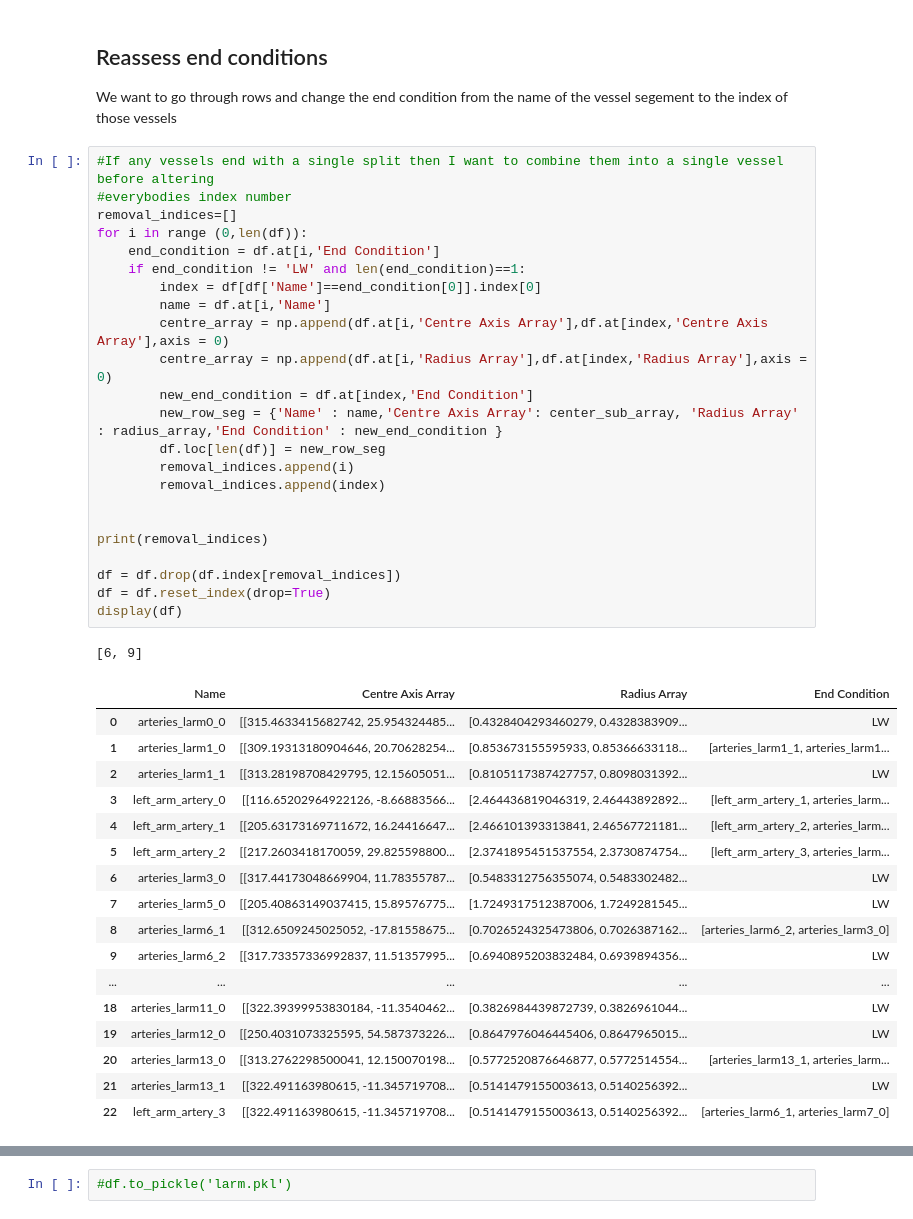
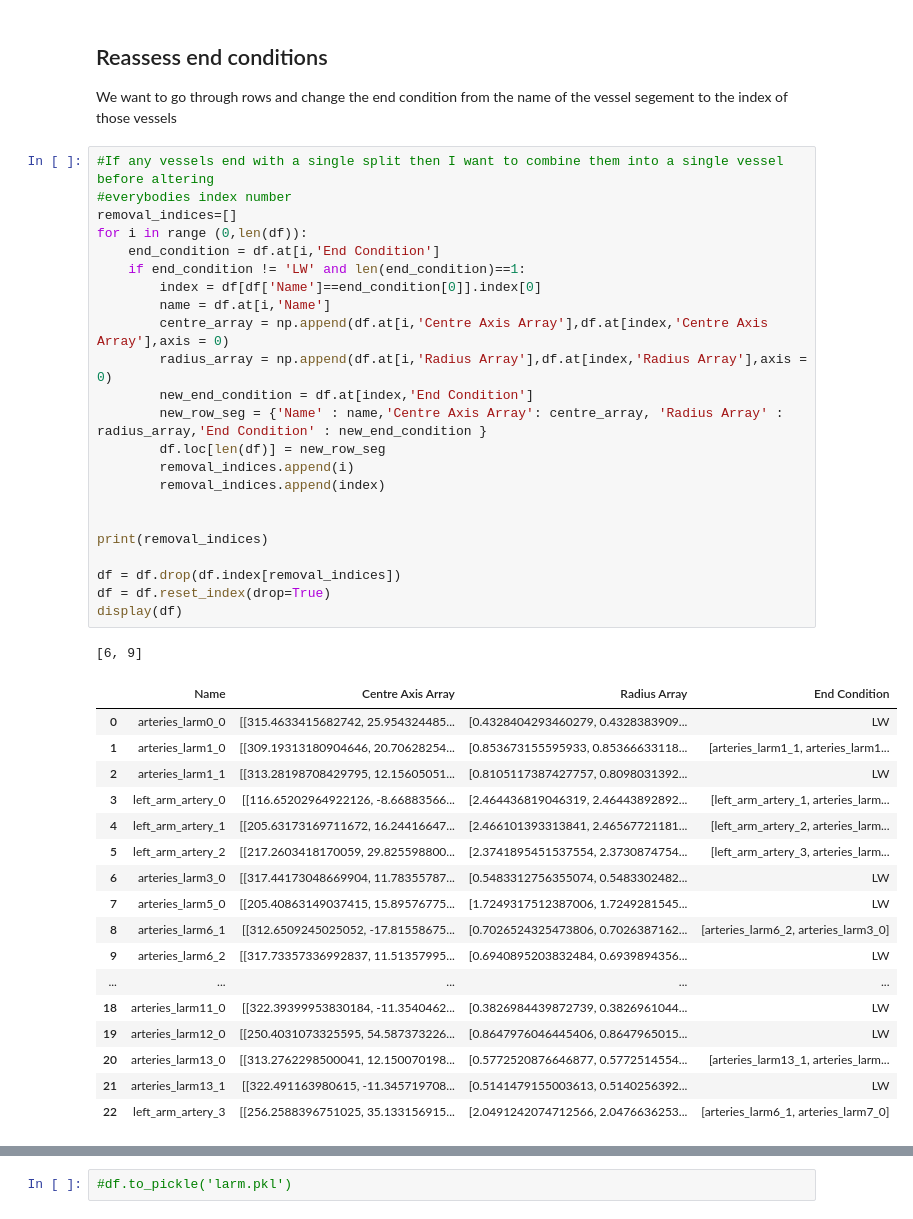
Before and after one commit to CNorthwayMedPhys/Full-Body-Flow-Model-Project, a Jupyter notebook: 08.14 DataBase Creation_Arteries Only -Copy1.ipynb, the cells around one changed output, grey strips where cells are left out. Cells and saved outputs as stored; diff of their text form.

```diff
--- a/08.14 DataBase Creation_Arteries Only -Copy1.ipynb
+++ b/08.14 DataBase Creation_Arteries Only -Copy1.ipynb
@@ -251,38 +251,38 @@ for i in range (0,len(df)):
         index = df[df['Name']==end_condition[0]].index[0]
         name = df.at[i,'Name']
         centre_array = np.append(df.at[i,'Centre Axis Array'],df.at[index,'Centre Axis Array'],axis = 0)
-        centre_array = np.append(df.at[i,'Radius Array'],df.at[index,'Radius Array'],axis = 0)
+        radius_array = np.append(df.at[i,'Radius Array'],df.at[index,'Radius Array'],axis = 0)
         new_end_condition = df.at[index,'End Condition']
-        new_row_seg = {'Name' : name,'Centre Axis Array': center_sub_array, 'Radius Array' : radius_array,'End Condition' : new_end_condition }
+        new_row_seg = {'Name' : name,'Centre Axis Array': centre_array, 'Radius Array' : radius_array,'End Condition' : new_end_condition }
         df.loc[len(df)] = new_row_seg
         removal_indices.append(i)
         removal_indices.append(index)
 
 
 print(removal_indices)
 
 df = df.drop(df.index[removal_indices])
 df = df.reset_index(drop=True)
 display(df)
 # %% [output]
 [6, 9]
 |  | Name | Centre Axis Array | Radius Array | End Condition |
 | 0 | arteries_larm0_0 | [[315.4633415682742, 25.954324485... | [0.4328404293460279, 0.4328383909... | LW |
 | 1 | arteries_larm1_0 | [[309.19313180904646, 20.70628254... | [0.853673155595933, 0.85366633118... | [arteries_larm1_1, arteries_larm1... |
 | 2 | arteries_larm1_1 | [[313.28198708429795, 12.15605051... | [0.8105117387427757, 0.8098031392... | LW |
 | 3 | left_arm_artery_0 | [[116.65202964922126, -8.66883566... | [2.464436819046319, 2.46443892892... | [left_arm_artery_1, arteries_larm... |
 | 4 | left_arm_artery_1 | [[205.63173169711672, 16.24416647... | [2.466101393313841, 2.46567721181... | [left_arm_artery_2, arteries_larm... |
 | 5 | left_arm_artery_2 | [[217.2603418170059, 29.825598800... | [2.3741895451537554, 2.3730874754... | [left_arm_artery_3, arteries_larm... |
 | 6 | arteries_larm3_0 | [[317.44173048669904, 11.78355787... | [0.5483312756355074, 0.5483302482... | LW |
 | 7 | arteries_larm5_0 | [[205.40863149037415, 15.89576775... | [1.7249317512387006, 1.7249281545... | LW |
 | 8 | arteries_larm6_1 | [[312.6509245025052, -17.81558675... | [0.7026524325473806, 0.7026387162... | [arteries_larm6_2, arteries_larm3_0] |
 | 9 | arteries_larm6_2 | [[317.73357336992837, 11.51357995... | [0.6940895203832484, 0.6939894356... | LW |
 | ... | ... | ... | ... | ... |
 | 18 | arteries_larm11_0 | [[322.39399953830184, -11.3540462... | [0.3826984439872739, 0.3826961044... | LW |
 | 19 | arteries_larm12_0 | [[250.4031073325595, 54.587373226... | [0.8647976046445406, 0.8647965015... | LW |
 | 20 | arteries_larm13_0 | [[313.2762298500041, 12.150070198... | [0.5772520876646877, 0.5772514554... | [arteries_larm13_1, arteries_larm... |
 | 21 | arteries_larm13_1 | [[322.491163980615, -11.345719708... | [0.5141479155003613, 0.5140256392... | LW |
-| 22 | left_arm_artery_3 | [[322.491163980615, -11.345719708... | [0.5141479155003613, 0.5140256392... | [arteries_larm6_1, arteries_larm7_0] |
+| 22 | left_arm_artery_3 | [[256.2588396751025, 35.133156915... | [2.0491242074712566, 2.0476636253... | [arteries_larm6_1, arteries_larm7_0] |
 # %%
 ## Go row by row of the data frame
 
```
Also changed, not shown: parts of 3 cells of this notebook, 4 other files.
